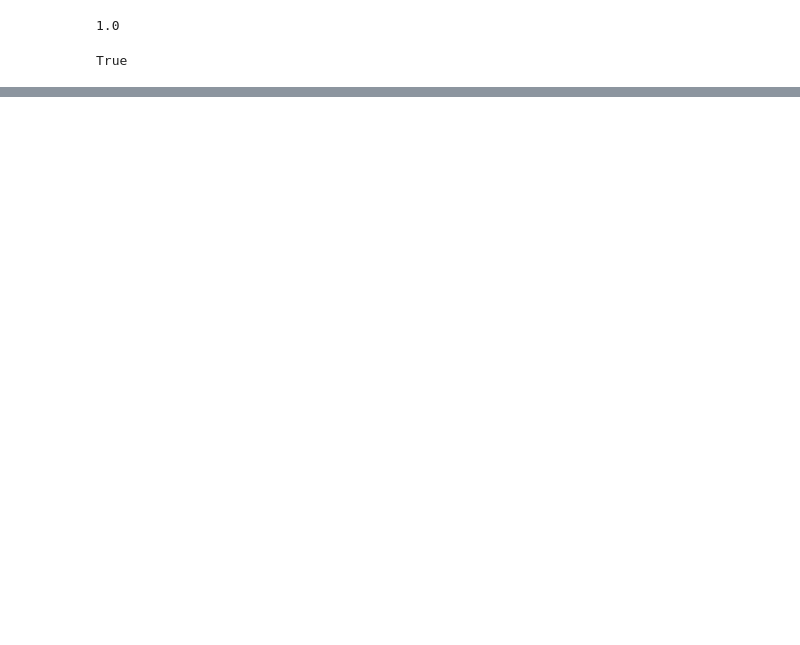
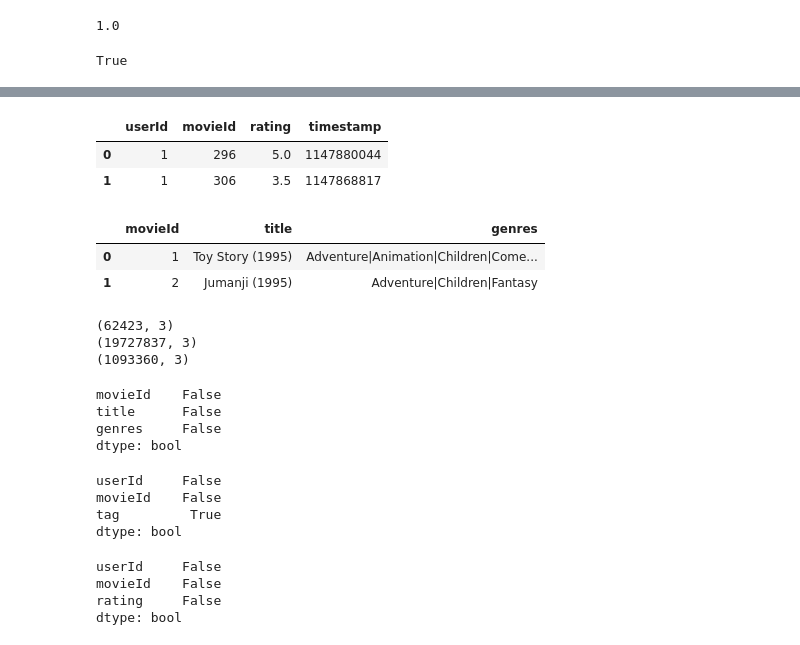
Before and after one commit to MayVera/inteligenciaArtificial, a Jupyter notebook: 18deJulio.ipynb, the cells around one changed output, grey strips where cells are left out. Drawn from its saved outputs; the diff is of its cells as text; code cells hidden in the pictures; blank space fills up the shorter version.

```diff
--- a/18deJulio.ipynb
+++ b/18deJulio.ipynb
@@ -156,0 +158,16 @@ Average rating: 3.5470286014806423
+# %%
+movies=pd.read_csv('/content/movies.csv')
+ratings=pd.read_csv('/content/ratings.csv')
+tags=pd.read_csv('/content/tags.csv')
+# %%
+ratings.head(2)
+# %% [output]
+|  | userId | movieId | rating | timestamp |
+| 0 | 1 | 296 | 5.0 | 1147880044 |
+| 1 | 1 | 306 | 3.5 | 1147868817 |
+# %%
+movies.head(2)
+# %% [output]
+|  | movieId | title | genres |
+| 0 | 1 | Toy Story (1995) | Adventure|Animation|Children|Come... |
+| 1 | 2 | Jumanji (1995) | Adventure|Children|Fantasy |
@@ -156,0 +177,29 @@ Average rating: 3.5470286014806423
+# %%
+print(movies.shape)
+print(ratings.shape)
+print(tags.shape)
+# %% [output]
+(62423, 3)
+(19727837, 3)
+(1093360, 3)
+# %%
+movies.isnull().any()
+# %% [output]
+movieId    False
+title      False
+genres     False
+dtype: bool
+# %%
+tags.isnull().any()
+# %% [output]
+userId     False
+movieId    False
+tag         True
+dtype: bool
+# %%
+ratings.isnull().any()
+# %% [output]
+userId     False
+movieId    False
+rating     False
+dtype: bool
```
Also changed, not shown: parts of 12 cells of this notebook.
